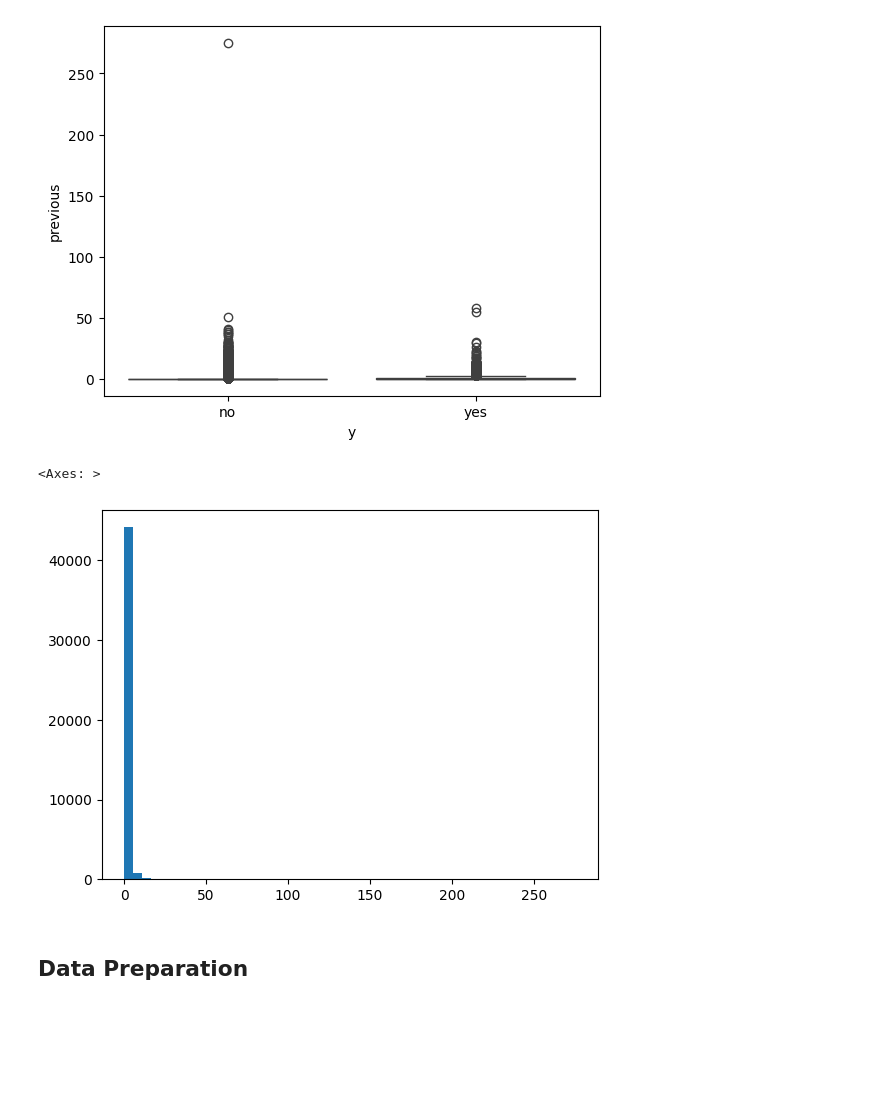
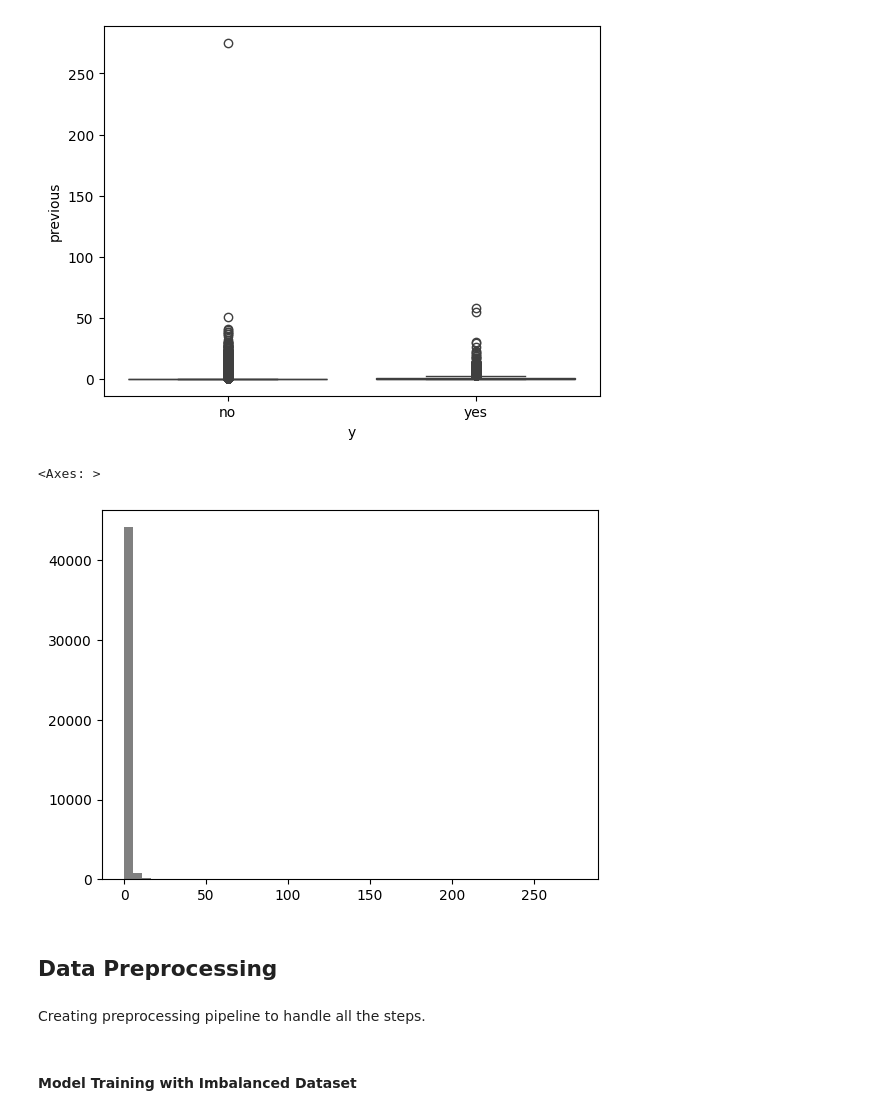
Before and after one commit to pk-aduyaw/term-deposit-subscription, a Jupyter notebook: project-code.ipynb, the cells around one changed output. Drawn from its saved outputs; the diff is of its cells as text; code cells hidden in the pictures; blank space fills up the shorter version.

```diff
--- a/project-code.ipynb
+++ b/project-code.ipynb
@@ -364,9 +373,9 @@ sns.boxplot(x='y', y='previous', data=df)
 <Axes: xlabel='y', ylabel='previous'>
 [figure]
 # %%
-df['previous'].hist(bins=50, grid=False)
+df['previous'].hist(bins=50, grid=False, color='grey')
 # %% [output]
 <Axes: >
-[figure, old version]
+[figure, new version]
 # %% [markdown]
-<h2>Data Preparation</h2>
+<h2>Data Preprocessing</h2>
@@ -379,0 +389,2 @@ def wrangle(dataframe):
+# %% [markdown]
+Creating preprocessing pipeline to handle all the steps.
@@ -379,0 +419,2 @@ def wrangle(dataframe):
+# %% [markdown]
+<h4>Model Training with Imbalanced Dataset</h4>
```
Also changed, not shown: parts of 16 cells of this notebook.
